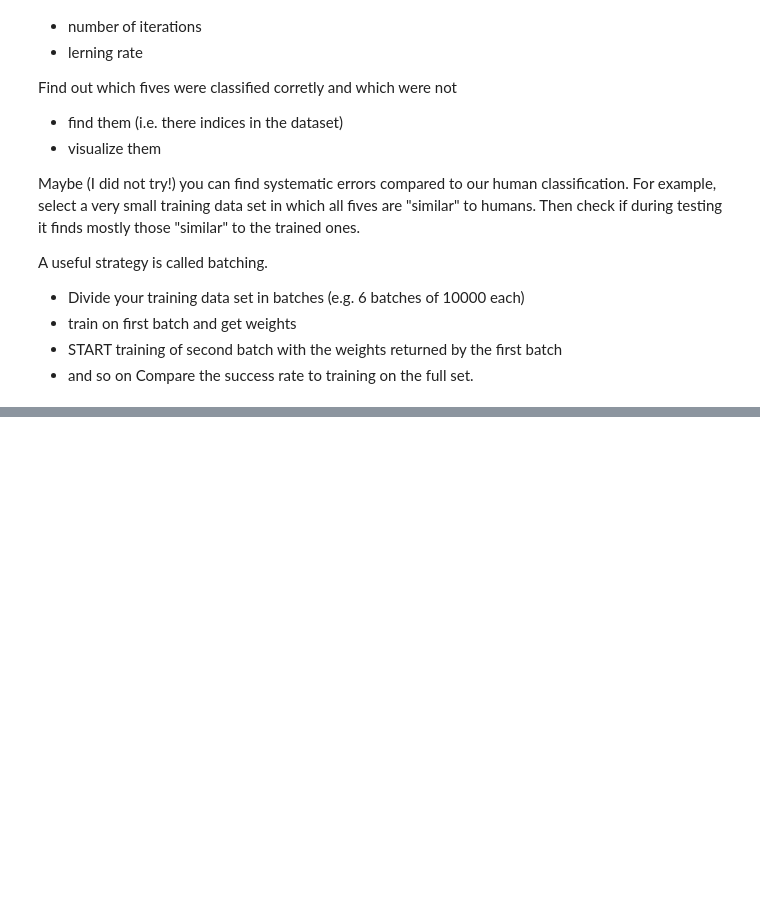
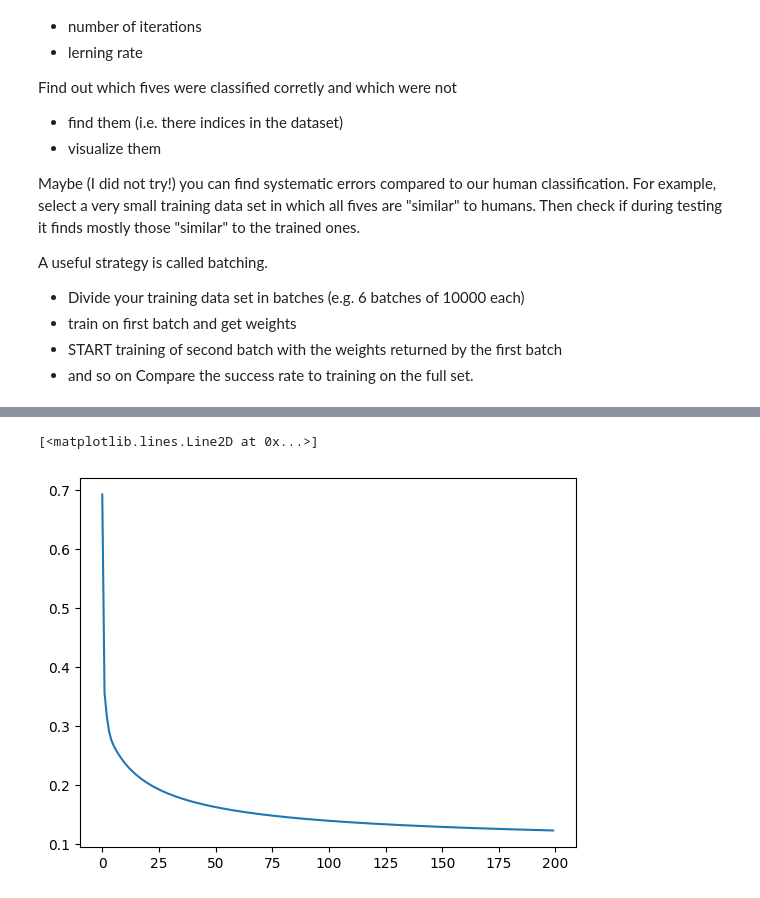
Before and after one commit to LennMesselken/Seminar-Ai, a Jupyter notebook: code/9 mnist data.ipynb, the cells around one changed output, grey strips where cells are left out. Cells and saved outputs as stored; diff of their text form; code cells hidden in the pictures; blank space fills up the shorter version.

```diff
--- a/code/9 mnist data.ipynb
+++ b/code/9 mnist data.ipynb
@@ -161,0 +190,5 @@ Compare the success rate to training on the full set.
+# %%
+plt.plot(losses)
+# %% [output]
+[<matplotlib.lines.Line2D at 0x...>]
+[figure, added]
```
Also changed, not shown: parts of 7 cells of this notebook.
